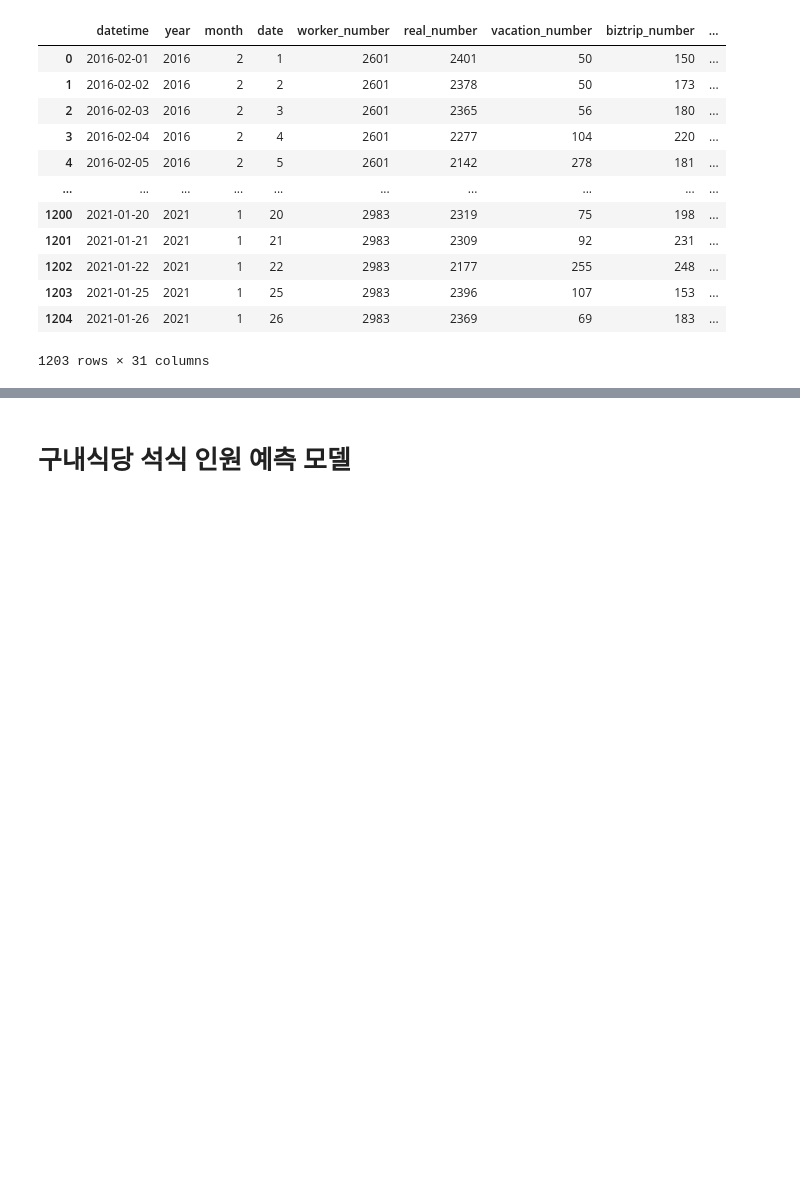
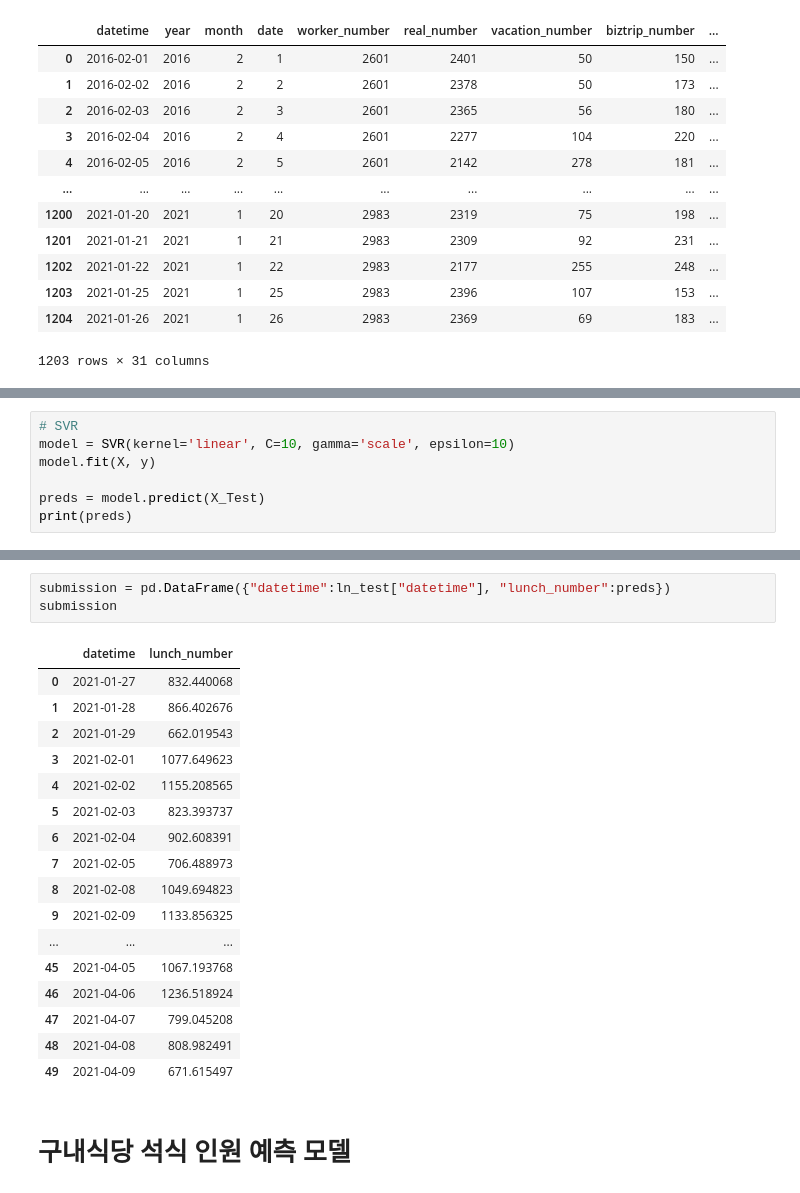
Before and after one commit to obilige/Team3, a Jupyter notebook: team/byun/train_test_jseob.ipynb, the cells around one changed output, grey strips where cells are left out. Cells and saved outputs as stored; diff of their text form; blank space fills up the shorter version.

```diff
--- a/team/byun/train_test_jseob.ipynb
+++ b/team/byun/train_test_jseob.ipynb
@@ -233,0 +568,7 @@ print("사용한 특성의 수 : ", np.sum(lasso00001.coef_ != 0))
+# %%
+# SVR
+model = SVR(kernel='linear', C=10, gamma='scale', epsilon=10)
+model.fit(X, y)
+
+preds = model.predict(X_Test)
+print(preds)
@@ -234,3 +586,24 @@ print("사용한 특성의 수 : ", np.sum(lasso00001.coef_ != 0))
+# %%
+submission = pd.DataFrame({"datetime":ln_test["datetime"], "lunch_number":preds})
+submission
+# %% [output]
+|  | datetime | lunch_number |
+| 0 | 2021-01-27 | 832.440068 |
+| 1 | 2021-01-28 | 866.402676 |
+| 2 | 2021-01-29 | 662.019543 |
+| 3 | 2021-02-01 | 1077.649623 |
+| 4 | 2021-02-02 | 1155.208565 |
+| 5 | 2021-02-03 | 823.393737 |
+| 6 | 2021-02-04 | 902.608391 |
+| 7 | 2021-02-05 | 706.488973 |
+| 8 | 2021-02-08 | 1049.694823 |
+| 9 | 2021-02-09 | 1133.856325 |
+| ... | ... | ... |
+| 45 | 2021-04-05 | 1067.193768 |
+| 46 | 2021-04-06 | 1236.518924 |
+| 47 | 2021-04-07 | 799.045208 |
+| 48 | 2021-04-08 | 808.982491 |
+| 49 | 2021-04-09 | 671.615497 |
 # %% [markdown]
 # 구내식당 석식 인원 예측 모델
 # %%
```
Also changed, not shown: parts of 53 cells of this notebook.
